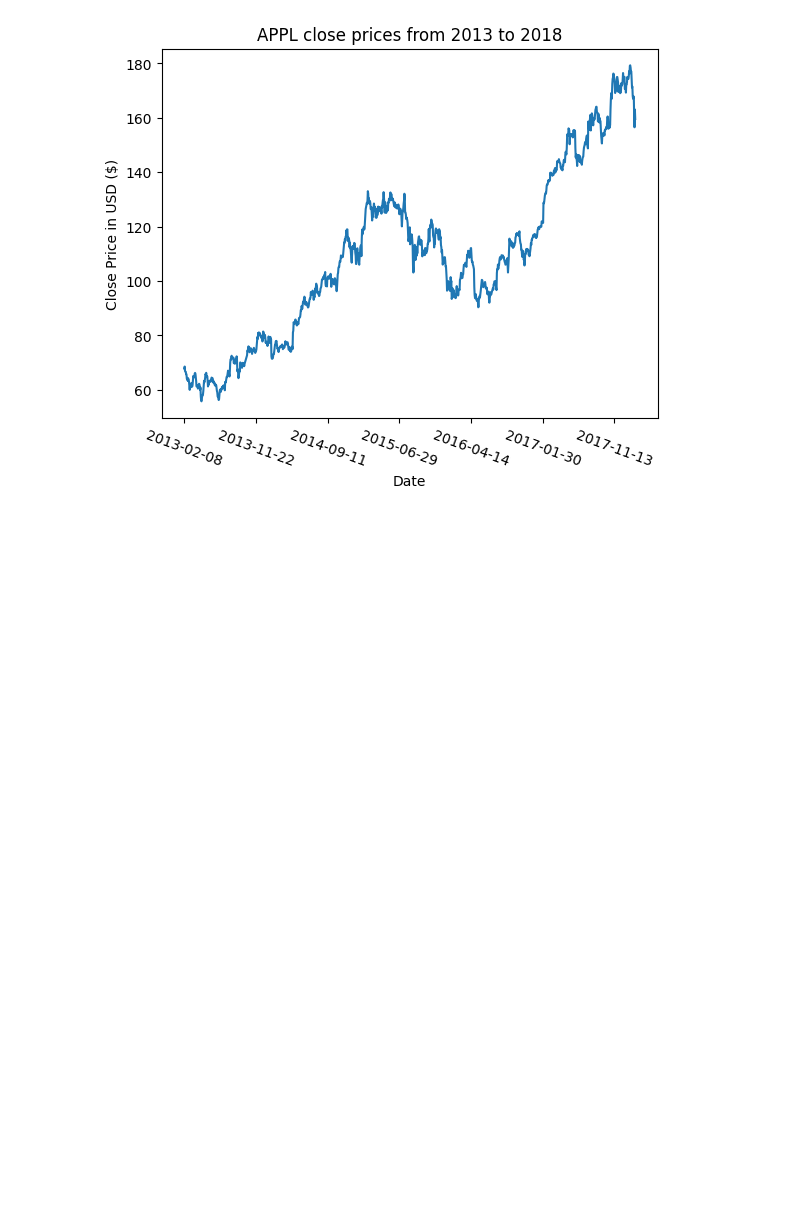
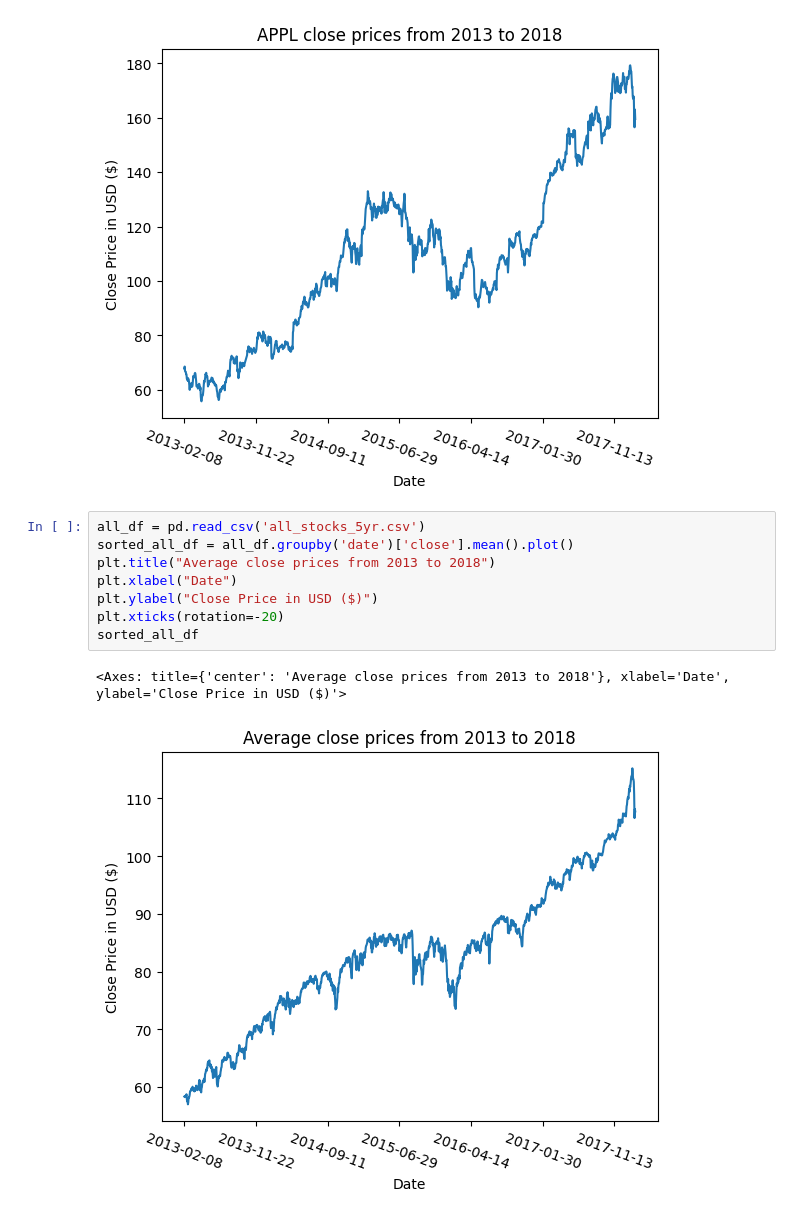
Before and after one commit to mizaagi/bigdatascience-2, a Jupyter notebook: notebook.ipynb, the cells around one changed output. Cells and saved outputs as stored; diff of their text form; blank space fills up the shorter version.

```diff
--- a/notebook.ipynb
+++ b/notebook.ipynb
@@ -22,3 +22,14 @@ sorted_df
 # %% [output]
 <Axes: title={'center': 'APPL close prices from 2013 to 2018'}, xlabel='Date', ylabel='Close Price in USD ($)'>
 [figure]
+# %%
+all_df = pd.read_csv('all_stocks_5yr.csv')
+sorted_all_df = all_df.groupby('date')['close'].mean().plot()
+plt.title("Average close prices from 2013 to 2018")
+plt.xlabel("Date")
+plt.ylabel("Close Price in USD ($)")
+plt.xticks(rotation=-20)
+sorted_all_df
+# %% [output]
+<Axes: title={'center': 'Average close prices from 2013 to 2018'}, xlabel='Date', ylabel='Close Price in USD ($)'>
+[figure, added]
```
Also changed, not shown: parts of 5 cells of this notebook.
